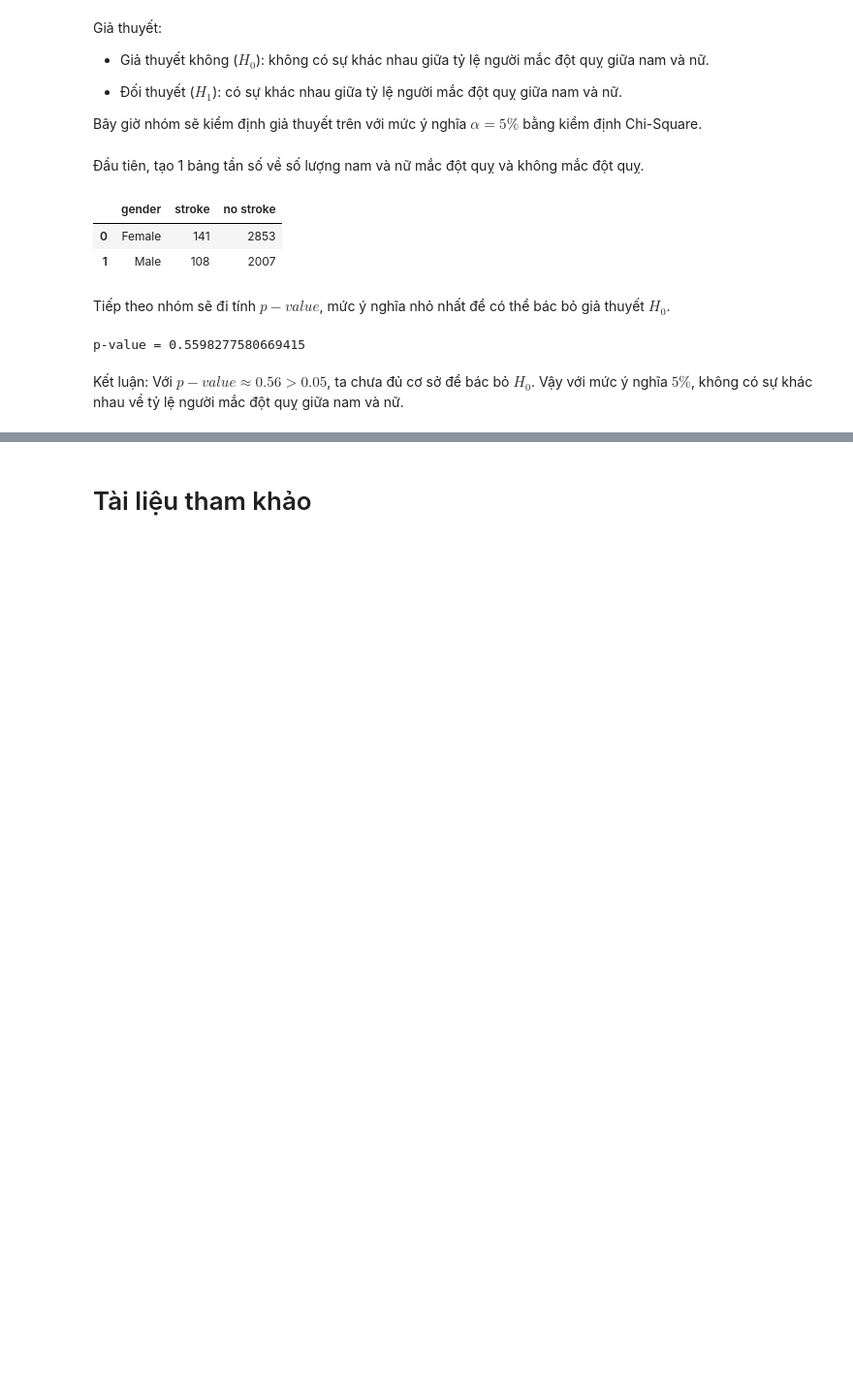
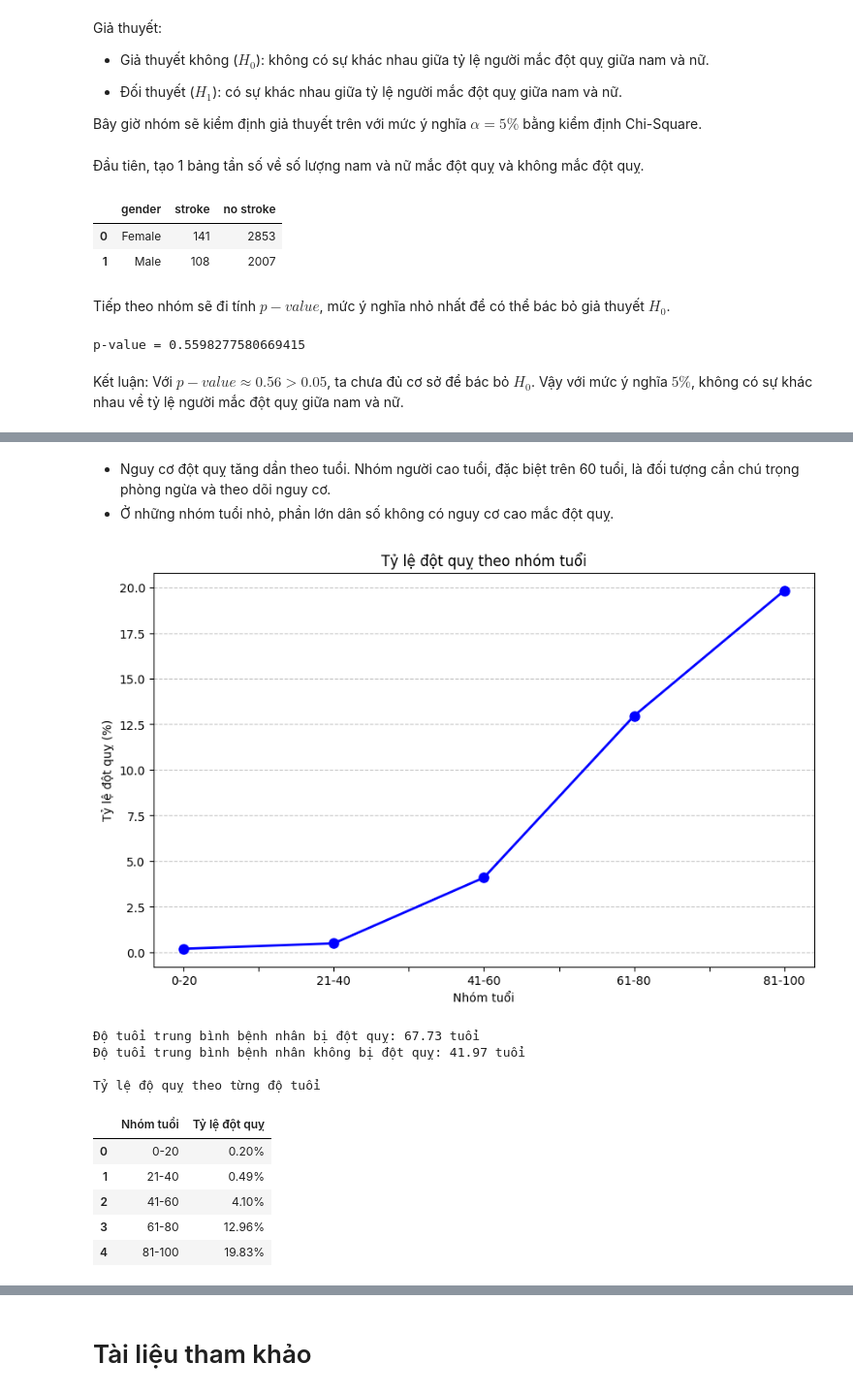
Before and after one commit to Ddyln/Stroke-Prediction-Analysis, a Jupyter notebook: report.ipynb, the cells around one changed output, grey strips where cells are left out. Shown at 97% size. Drawn from its saved outputs; the diff is of its cells as text; code cells hidden in the pictures; blank space fills up the shorter version.

```diff
--- a/report.ipynb
+++ b/report.ipynb
@@ -353,0 +651,54 @@ Kết luận: Với $p-value \approx 0.56 > 0.05$, ta chưa đủ cơ sở để
+# %% [markdown]
+- Nguy cơ đột quỵ tăng dần theo tuổi. Nhóm người cao tuổi, đặc biệt trên 60 tuổi, là đối tượng cần chú trọng phòng ngừa và theo dõi nguy cơ.
+- Ở những nhóm tuổi nhỏ, phần lớn dân số không có nguy cơ cao mắc đột quỵ.
+# %%
+# Tính độ tuổi trung bình của bệnh nhân bị và không bị đột quỵ
+mean_age_stroke = df[df['stroke'] == 1]['age'].mean()  # Độ tuổi trung bình của bệnh nhân bị đột quỵ
+mean_age_non_stroke = df[df['stroke'] == 0]['age'].mean()  # Độ tuổi trung bình của bệnh nhân không bị đột quỵ
+
+# Tạo các nhóm tuổi để phân tích
+age_bins = [0, 20, 40, 60, 80, 100]  # Các khoảng tuổi
+age_labels = ['0-20', '21-40', '41-60', '61-80', '81-100']  # Nhãn cho các nhóm tuổi
+df['age_group'] = pd.cut(df['age'], bins=age_bins, labels=age_labels, right=True)  # Gán nhóm tuổi cho từng bệnh nhân
+
+# Tính tỷ lệ đột quỵ theo từng nhóm tuổi
+# - observed=False: Giữ lại tất cả các nhãn nhóm tuổi, kể cả khi không có dữ liệu
+# - observed=True: Chỉ giữ lại các nhóm tuổi có dữ liệu
+stroke_rate_by_age = df.groupby('age_group', observed=False)['stroke'].mean() * 100  # Tính tỷ lệ phần trăm đột quỵ theo nhóm tuổi
+
+# Trực quan hóa tỷ lệ đột quỵ theo nhóm tuổi
+plt.figure(figsize=(10, 6))  # Kích thước biểu đồ
+stroke_rate_by_age.plot(
+    kind='line',             # Kiểu biểu đồ đường
+    marker='o',              # Kiểu đánh dấu các điểm
+    linestyle='-',           # Kiểu đường nối
+    color='blue',            # Màu đường
+    linewidth=2,             # Độ dày đường
+    markersize=8             # Kích thước điểm đánh dấu
+)
+plt.title('Tỷ lệ đột quỵ theo nhóm tuổi')  # Tiêu đề biểu đồ
+plt.ylabel('Tỷ lệ đột quỵ (%)')           # Nhãn trục y
+plt.xlabel('Nhóm tuổi')                   # Nhãn trục x
+
+plt.grid(axis='y', linestyle='--', alpha=0.7)  # Lưới trên trục y
+plt.show()  # Hiển thị biểu đồ
+
+# In kết quả độ tuổi trung bình
+print(f'Độ tuổi trung bình bệnh nhân bị đột quỵ: {mean_age_stroke:.2f} tuổi')
+print(f'Độ tuổi trung bình bệnh nhân không bị đột quỵ: {mean_age_non_stroke:.2f} tuổi')
+
+# Hiển thị tỷ lệ đột quỵ theo từng nhóm tuổi dưới dạng bảng
+print('\nTỷ lệ độ quỵ theo từng độ tuổi')
+stroke_rate_by_age.reset_index(name='Tỷ lệ đột quỵ').rename(columns={'age_group': 'Nhóm tuổi'}).style.format({'Tỷ lệ đột quỵ': '{:.2f}%'})
+# %% [output]
+[figure, added]
+Độ tuổi trung bình bệnh nhân bị đột quỵ: 67.73 tuổi
+Độ tuổi trung bình bệnh nhân không bị đột quỵ: 41.97 tuổi
+
+Tỷ lệ độ quỵ theo từng độ tuổi
+|  | Nhóm tuổi | Tỷ lệ đột quỵ |
+| 0 | 0-20 | 0.20% |
+| 1 | 21-40 | 0.49% |
+| 2 | 41-60 | 4.10% |
+| 3 | 61-80 | 12.96% |
+| 4 | 81-100 | 19.83% |
```
Also changed, not shown: parts of 53 cells of this notebook, 3 other files.
